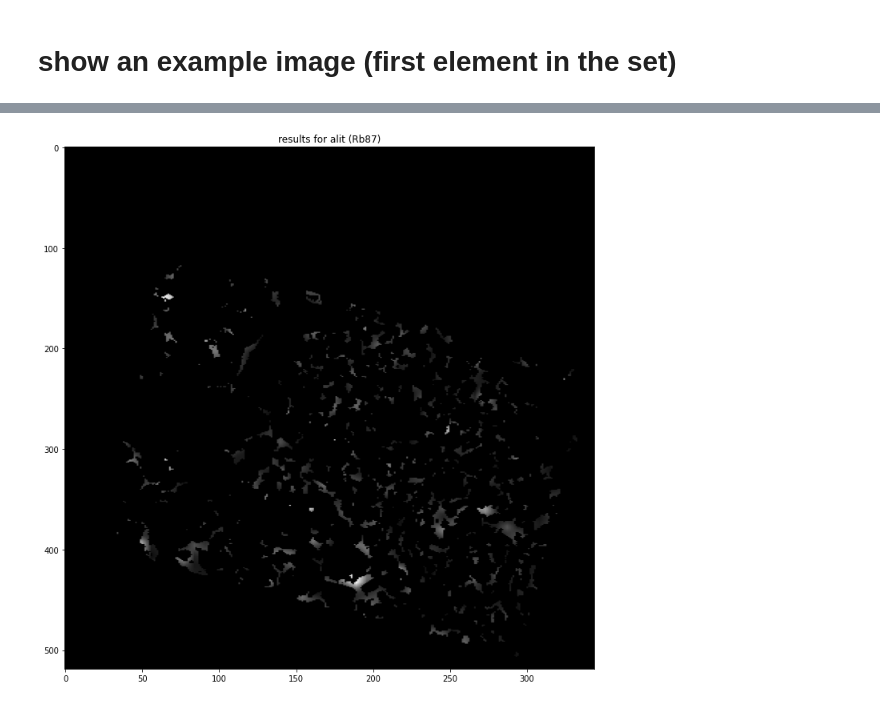
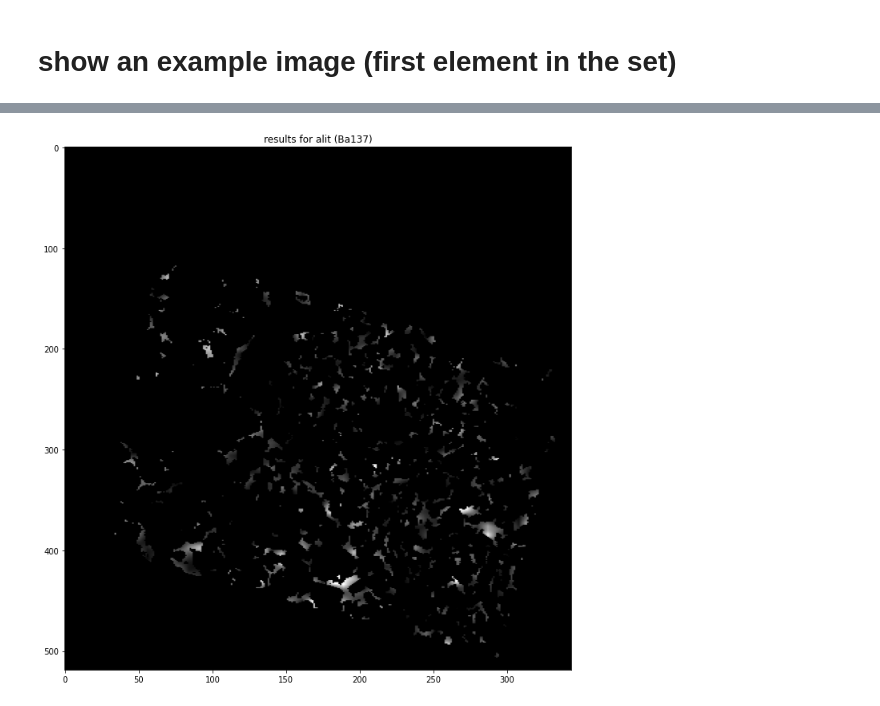
Before and after one commit to kleinerELM/LA-ICP-MS, a Jupyter notebook: laser+edx.ipynb, the cells around one changed output, grey strips where cells are left out. Cells and saved outputs as stored; diff of their text form; code cells hidden in the pictures.

```diff
--- a/laser+edx.ipynb
+++ b/laser+edx.ipynb
@@ -42,0 +165,17 @@ loaded a dataset with the dimensions of 50 x 519 datapoints and 11 elements:
+# %%
+#m-%
+icp_oes = {
+    'Ca':	64.81,
+    'Si':	22.44,
+    'Al':	4.67,
+    'Fe':	2.59,
+    'Mg':	1.36,
+    'K':	1.26,
+    'Na':	0.41,
+    'Ti':	0.24,
+    'Zn':	0.04,
+    'Mn':	0.04
+}
+# %%
+if True:#do_phase_evaluation:
+    calibrated_mpO = laser_data.calculate_calibration_factors( icp_oes, icp_ms, True )
@@ -104,52 +258,43 @@ print(get_isotope_abundance('Rb87'))
 # %%
-import cv2
-import matplotlib.pyplot as plt
+# get interpolated rawdata
+if do_phase_evaluation:
+    for phase_mask in phases:
+        print(phase_mask)
+        #load calibrated values
+        for element in laser_data.np_images.keys():
 
-path = 'E:/nextcloud/Uni/WdB/Paper/Laser-ICP&EDX/EDX-Daten/EDX Serie 2 06-2020/export map AB4 Bereich 2/Alignments/3/'
-path = 'C:/Users/Florian Kleiner/Documents/Nextcloud/Uni/WdB/Paper/Laser-ICP&EDX/EDX-Daten/EDX Serie 2 06-2020/export map AB4 Bereich 2/Alignments/3/'
+            la_icp_ms_element = calibrated_mpO[get_element_from_isotope( element )]*100
+            img = cv2.imread(phase_mask_path + 'aligned' + phase_mask + '.png' , cv2.IMREAD_GRAYSCALE)
 
-phases = [  'alit',
-            'belit',
-            'C4AF']
+            # make shure the image is a mask
+            _, thresh1 = cv2.threshold(img, 120, 255, cv2.THRESH_BINARY)
+            # make the threshold binary
+            mask = (thresh1/255).astype(int)
 
-# get interpolated rawdata
-#la_icp_ms_element, element_max = laser_data.optimize_img(laser_data.images['Rb87'], remove_outliers=False)
-for phase_mask in phases:
-    print(phase_mask)
-    for element in laser_data.np_images.keys():
-        #la_icp_ms_element, element_max = laser_data.optimize_img(laser_data.images[element], remove_outliers=False)
-        calibrated = laser_data.get_calibrated_images(element=element)
+            # select pixel/values from the raw data
+            selected_values = []
+            for ix,iy in np.ndindex(mask.shape):
+                if mask[ix,iy] == 1:
+                    selected_values.append(la_icp_ms_element[ix,iy])
+            selected_values = np.array(selected_values)
+            #some isotopes make only a small portion of an natual element
+            isotope_abundance = get_isotope_abundance(element)
 
-        la_icp_ms_element = calibrated[1]
-        img = cv2.imread(path + 'aligned_edx_' + phase_mask + '.tif' , cv2.IMREAD_GRAYSCALE)
+            iso_mean = selected_values.mean()
+            iso_std  = selected_values.std()
+            el_mean  = iso_mean/isotope_abundance
+            el_std   = iso_std /isotope_abundance
 
-        # make shure the image is a mask
-        _, thresh1 = cv2.threshold(img, 120, 255, cv2.THRESH_BINARY)
-        # make the threshold binary
-        mask = (thresh1/255).astype(int)
+            print('{:2}: {:.5f} ± {:.4f} m.-%'.format(get_element_from_isotope(element), iso_mean, iso_std))
 
-        # select pixel/values from the raw data
-        selected_values = []
-        for ix,iy in np.ndindex(mask.shape):
-            if mask[ix,iy] == 1:
-                selected_values.append(la_icp_ms_element[ix,iy])
-        selected_values = np.array(selected_values)
-        #some isotopes make only a small portion of an natual element
-        isotope_abundance = get_isotope_abundance(element)
-
-        iso_mean = selected_values.mean()
-        iso_std  = selected_values.std()
-        el_mean  = iso_mean/isotope_abundance
-        el_std   = iso_std /isotope_abundance
-        #print('{}: {:.5f} +- {:.4f} m.-% | {}: {:.5f} +- {:.4f} m.-%'.format(element, iso_mean, iso_std, get_element_from_isotope(element), el_mean, el_std))
-        print('{}: {:.5f} +- {:.4f} m.-%'.format(get_element_from_isotope(element), el_mean, el_std))
-        #print('{} ({:.4f}) to {}-factor: {:.4f}'.format(element, get_isotope_abundance(element), get_element_from_isotope(element), 1/get_isotope_abundance(element)))
-        #show the EDX-selection
-        if element == 'Rb87':
-            # select pixel/values from the raw data
-            selected = la_icp_ms_element*mask
-            plt.rcParams['figure.figsize'] = [12, 12]
-            plt.title('results for alit ({})'.format(element))
-            plt.imshow(selected, aspect=laser_data.spot_distance_y/laser_data.spot_distance_x, cmap='gray', interpolation=None)
-    print()
+            #show the EDX-selection
+            if element == 'Ba137':#'K39':# 'Ba137':#'Rb87':
+                # select pixel/values from the raw data
+                selected = la_icp_ms_element * mask
+                plt.rcParams['figure.figsize'] = [12, 12]
+                plt.title('results for alit ({})'.format(element))
+                plt.imshow(selected, aspect=laser_data.spot_distance_y/laser_data.spot_distance_x, cmap='gray', interpolation=None)
+        print()
+else:
+    print('Phase evaluation skipped!')
 # %% [output]
@@ -173 +318 @@ Ba: 0.16140 +- 0.0840 m.-%
-[figure, old version]
+[figure, new version]
```
Also changed, not shown: parts of 21 cells of this notebook, 1 other file.
